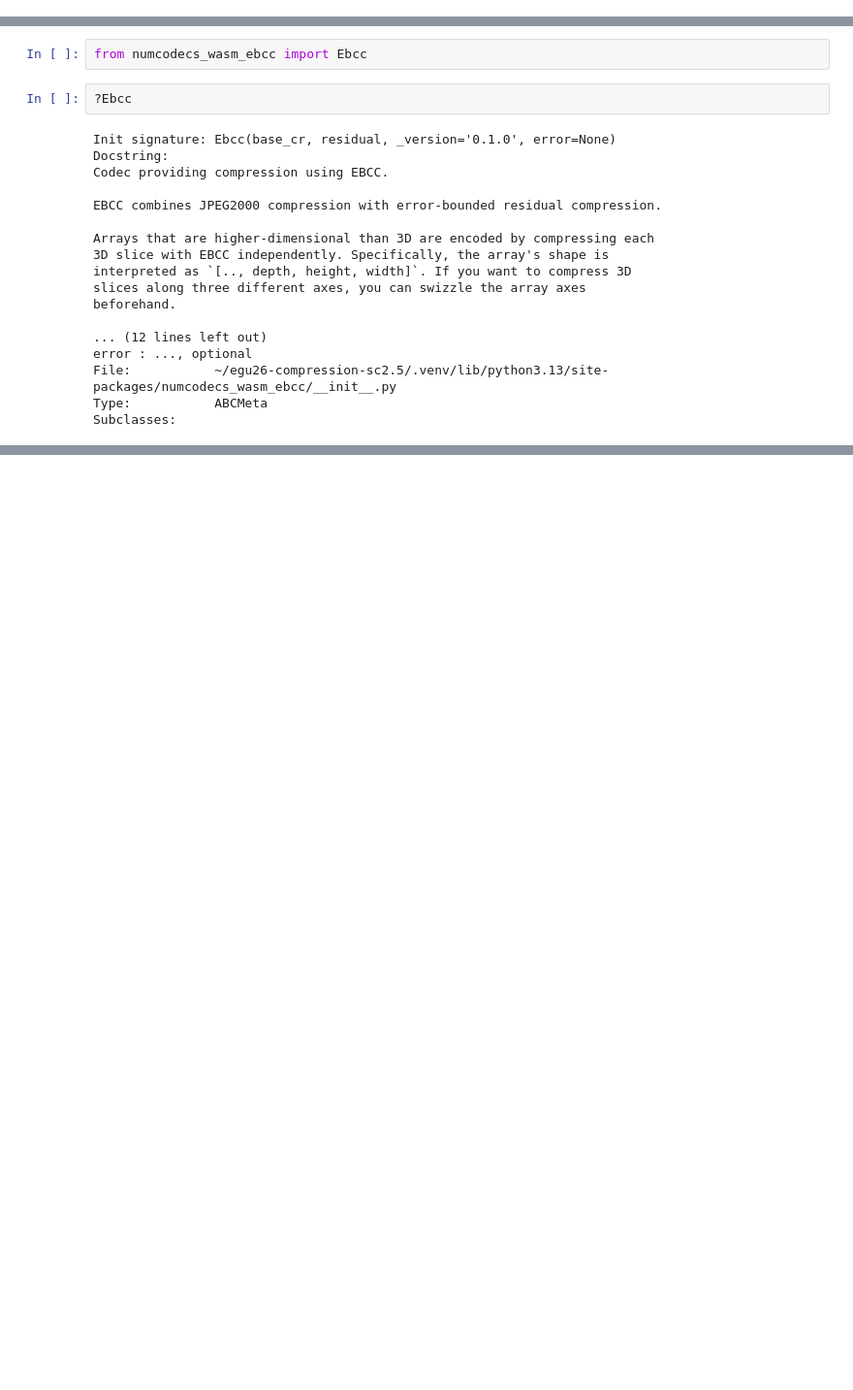
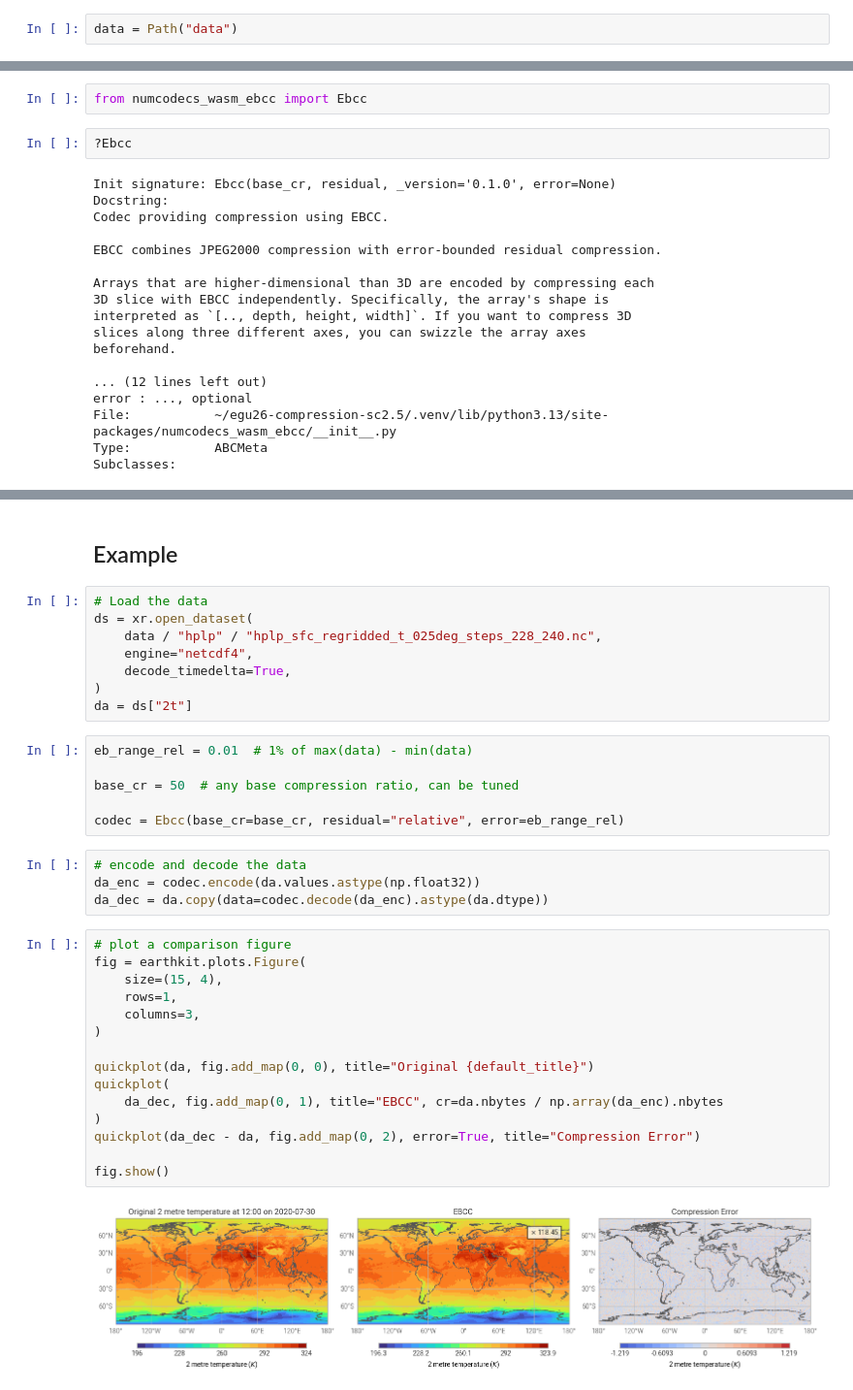
Before and after one commit to climet-eu/egu26-compression-sc2-5, a Jupyter notebook: 04-ebcc.ipynb, the cells around one changed output, grey strips where cells are left out. Shown at 97% size. Cells and saved outputs as stored; diff of their text form; blank space fills up the shorter version.

```diff
--- a/04-ebcc.ipynb
+++ b/04-ebcc.ipynb
@@ -0,0 +12,2 @@
+# %%
+data = Path("data")
@@ -22,0 +122,37 @@ Subclasses:
+# %% [markdown]
+## Example
+# %%
+# Load the data
+ds = xr.open_dataset(
+    data / "hplp" / "hplp_sfc_regridded_t_025deg_steps_228_240.nc",
+    engine="netcdf4",
+    decode_timedelta=True,
+)
+da = ds["2t"]
+# %%
+eb_range_rel = 0.01  # 1% of max(data) - min(data)
+
+base_cr = 50  # any base compression ratio, can be tuned
+
+codec = Ebcc(base_cr=base_cr, residual="relative", error=eb_range_rel)
+# %%
+# encode and decode the data
+da_enc = codec.encode(da.values.astype(np.float32))
+da_dec = da.copy(data=codec.decode(da_enc).astype(da.dtype))
+# %%
+# plot a comparison figure
+fig = earthkit.plots.Figure(
+    size=(15, 4),
+    rows=1,
+    columns=3,
+)
+
+quickplot(da, fig.add_map(0, 0), title="Original {default_title}")
+quickplot(
+    da_dec, fig.add_map(0, 1), title="EBCC", cr=da.nbytes / np.array(da_enc).nbytes
+)
+quickplot(da_dec - da, fig.add_map(0, 2), error=True, title="Compression Error")
+
+fig.show()
+# %% [output]
+[figure, added]
```
Also changed, not shown: parts of 9 cells of this notebook, 2 other files.
